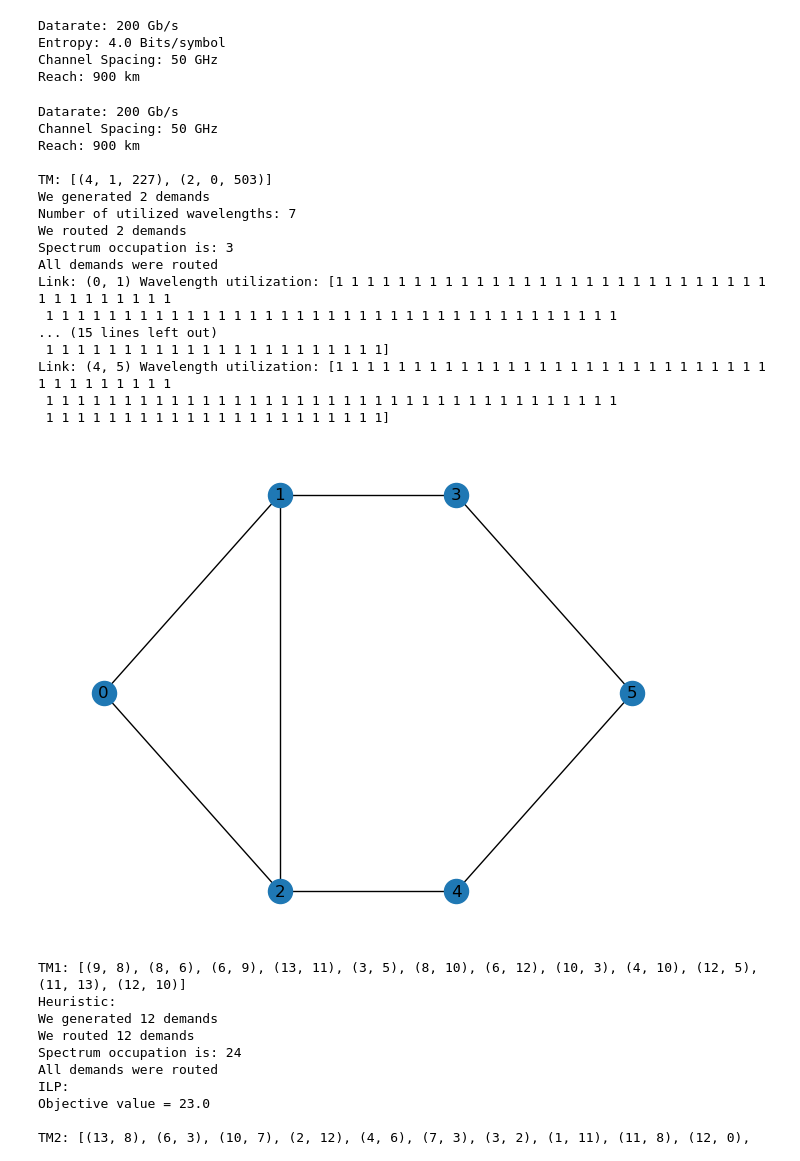
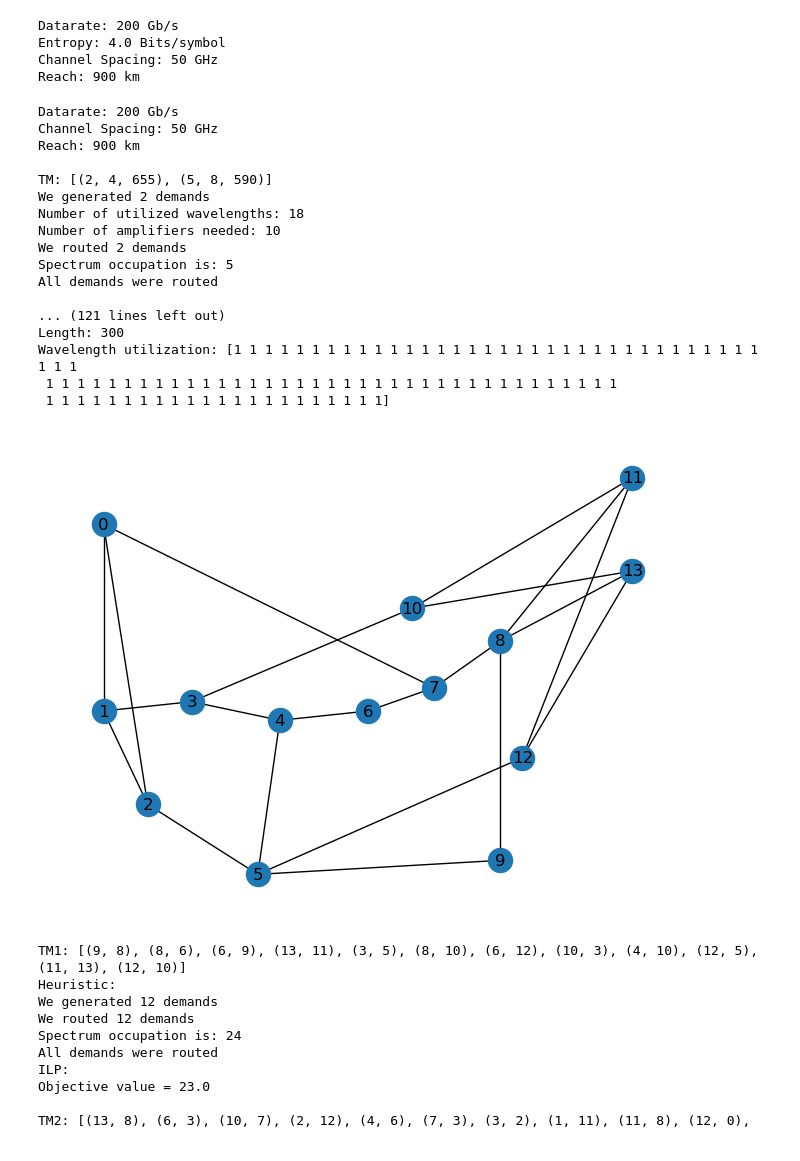
Before and after one commit to AlbertoCeresoli/CND_Nokia_CL-Bands, a Jupyter notebook: clbands.ipynb, the cells around one changed output. Saved outputs shown, nothing was run; the diff lists cells and outputs as text; code cells hidden in the pictures.

Commit message:
first attempt with amplifiers

```diff
--- a/clbands.ipynb
+++ b/clbands.ipynb
@@ -158,11 +143,12 @@ def sap_ff_rwa(G: nx.Graph, demands: list, ksp: dict) -> tuple[int, list]:
     #Return the tuple (n_routed_demands, routed_demands)
     return n_routed_demands, routed_demands
 
-def sap_ff_rwa_variable(G: nx.Graph, demands: list, ksp: dict, dataPerWave: int) -> tuple[int, list]:
+def sap_ff_rwa_variable(G: nx.Graph, demands: list, ksp: dict, dataPerWave: int, modReach: int) -> tuple[int, list]:
     # Initialize the number of successfully routed demands and the list to store routed demands
     n_routed_demands = 0
     routed_demands = []
     num_utilized_wavelengths = 0
+    num_amplifiers_needed = 0
     # Iterate over each demand (source, destination, required rate)
     for src, dst, rate in demands:
         # Calculate the number of wavelengths required to satisfy the demand
@@ -197,20 +183,22 @@ def sap_ff_rwa_variable(G: nx.Graph, demands: list, ksp: dict, dataPerWave: int)
                         assert G[path[i]][path[i + 1]]["available_wavelengths"][wav] == 1
                         G[path[i]][path[i + 1]]["available_wavelengths"][wav] = 0
                         num_utilized_wavelengths += 1
+                        num_amplifiers_needed += G[path[i]][path[i + 1]]["length"] // modReach  # onsidering the node as a amplifier
 
                 # Record the routed demand information
                 n_routed_demands += 1
                 routed_demands.append((src, dst, path, available_waves))
                 break
     print("Number of utilized wavelengths:", num_utilized_wavelengths)
+    print("Number of amplifiers needed:", num_amplifiers_needed)
     return n_routed_demands, routed_demands
 # %%
 
-def runHeuristic(G: nx.Graph, demands: list, num_spectrum: int, plot_usage: bool, n_wavelengths: int, ratePerWave: int) -> tuple[int, bool]:
+def runHeuristic(G: nx.Graph, demands: list, num_spectrum: int, plot_usage: bool, n_wavelengths: int, ratePerWave: int, modReach: int) -> tuple[int, bool]:
     ksp = get_ksp(G, 5, 'length')
     print(f'We generated {len(demands)} demands')
     #n_routed_demands, routed_demands = sap_ff_rwa(G,demands, ksp)
-    n_routed_demands, routed_demands = sap_ff_rwa_variable(G,demands, ksp, ratePerWave)
+    n_routed_demands, routed_demands = sap_ff_rwa_variable(G,demands, ksp, ratePerWave, modReach)
     print(f'We routed {n_routed_demands} demands')
     # Dictionary to store the indexes of demands routed on each edge
     edge_demand_map = {edge: [] for edge in G.edges}
@@ -437,52 +425,53 @@ Reach: 900 km
 from ortools.linear_solver import pywraplp
 channelPerBand = 96 #at 50GHz
 
-G = get_network_rwa_json("./graph.json", n_wavelengths=int(channelPerBand * 50 / spacing)) #number of wavelength set according to modulation chosen
+G = get_network_rwa_json("./nsfnet.json", n_wavelengths=int(channelPerBand * 50 / spacing)) #number of wavelength set according to modulation chosen
 nx.draw(G, pos=nx.get_node_attributes(G, "pos"), with_labels=True)
 
-mod = 7# Change this value to set a different mode
+mod = 7 # Change this value to set a different mode
 
 # Get the parameters for the selected mode and assign to variables
 datarate, entropy, spacing, reach = set_parameters(mod)
 
 # Display the parameters
 print(f"Datarate: {datarate} Gb/s")
 print(f"Channel Spacing: {spacing} GHz")
 print(f"Reach: {reach} km")
 
 TM = generate_demands(G, 2)
 for edge in G.edges:
     G.edges[edge]["capacity"] = (channelPerBand * 50 / spacing) * datarate
     G.edges[edge]["n_wavelength"] = channelPerBand * 50 / spacing
 
 print(f"\nTM: {TM}")
 spectrum, all_routed = runHeuristic(G, TM,
                                     num_spectrum=0,
                                     plot_usage=False,
                                     n_wavelengths=int(channelPerBand * 50 / spacing),
-                                    ratePerWave=datarate)
+                                    ratePerWave=datarate,
+                                    modReach=reach)
 
 for edge in G.edges:
-    print(f'Link: {edge} Wavelength utilization: {G.edges[edge]["available_wavelengths"]}')
+    print(f'\nLink: {edge}\nLength: {G.edges[edge]["length"]}\nWavelength utilization: {G.edges[edge]["available_wavelengths"]}')
 # %% [output]
 Datarate: 200 Gb/s
 Channel Spacing: 50 GHz
 Reach: 900 km
 
-TM: [(4, 1, 227), (2, 0, 503)]
+TM: [(2, 4, 655), (5, 8, 590)]
 We generated 2 demands
-Number of utilized wavelengths: 7
+Number of utilized wavelengths: 18
+Number of amplifiers needed: 10
 We routed 2 demands
-Spectrum occupation is: 3
+Spectrum occupation is: 5
 All demands were routed
-Link: (0, 1) Wavelength utilization: [1 1 1 1 1 1 1 1 1 1 1 1 1 1 1 1 1 1 1 1 1 1 1 1 1 1 1 1 1 1 1 1 1 1 1 1 1
- 1 1 1 1 1 1 1 1 1 1 1 1 1 1 1 1 1 1 1 1 1 1 1 1 1 1 1 1 1 1 1 1 1 1 1 1 1
-... (15 lines left out)
- 1 1 1 1 1 1 1 1 1 1 1 1 1 1 1 1 1 1 1 1 1 1]
-Link: (4, 5) Wavelength utilization: [1 1 1 1 1 1 1 1 1 1 1 1 1 1 1 1 1 1 1 1 1 1 1 1 1 1 1 1 1 1 1 1 1 1 1 1 1
+
+... (121 lines left out)
+Length: 300
+Wavelength utilization: [1 1 1 1 1 1 1 1 1 1 1 1 1 1 1 1 1 1 1 1 1 1 1 1 1 1 1 1 1 1 1 1 1 1 1 1 1
  1 1 1 1 1 1 1 1 1 1 1 1 1 1 1 1 1 1 1 1 1 1 1 1 1 1 1 1 1 1 1 1 1 1 1 1 1
  1 1 1 1 1 1 1 1 1 1 1 1 1 1 1 1 1 1 1 1 1 1]
-[figure, old version]
+[figure, new version]
 # %%
 from ortools.linear_solver import pywraplp
 
```
Also changed, not shown: parts of 3 cells of this notebook.
